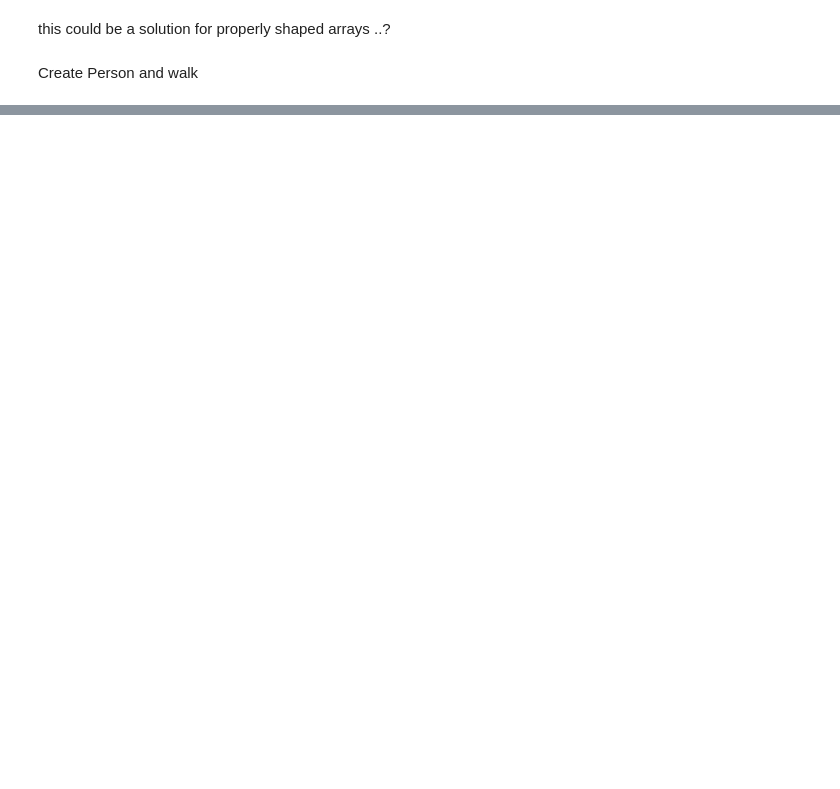
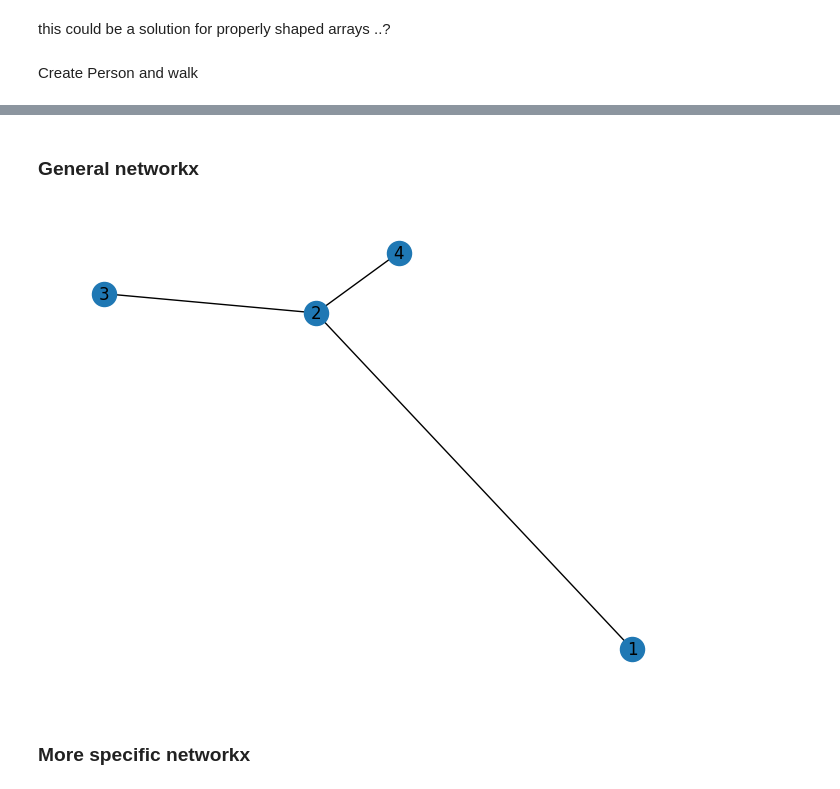
Before and after one commit to jhandstein/mobility-simulation, a Jupyter notebook: exploring.ipynb, the cells around one changed output, grey strips where cells are left out. Saved outputs shown, nothing was run; the diff lists cells and outputs as text; code cells hidden in the pictures; blank space fills up the shorter version.

Commit message:
experimenting with graphs

```diff
--- a/exploring.ipynb
+++ b/exploring.ipynb
@@ -108 +106,3 @@ This took  1.34 hours
 (7, 4)
+# %% [markdown]
+### General networkx
@@ -108,0 +112,18 @@ This took  1.34 hours
+# %%
+G = nx.Graph()
+G.add_node(1, label="Node 1")
+G.add_node(2)
+G.add_node(3)
+G.add_node(4)
+# %%
+# You can also add attributes to the nodes and edges, such as weights or labels:
+G.add_edge(1, 2, weight=0.1)
+G.add_edge(2, 3, weight=1)
+G.add_edge(2, 4, weight=5)
+# %%
+nx.draw(G, with_labels=True)
+plt.show()
+# %% [output]
+[figure, added]
+# %% [markdown]
+### More specific networkx
```
Also changed, not shown: parts of 10 cells of this notebook.
